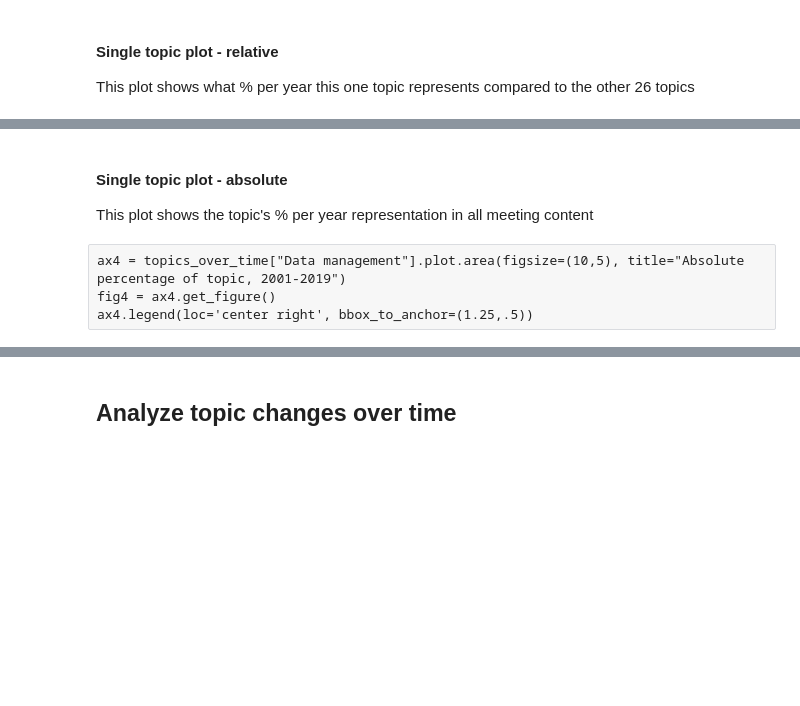
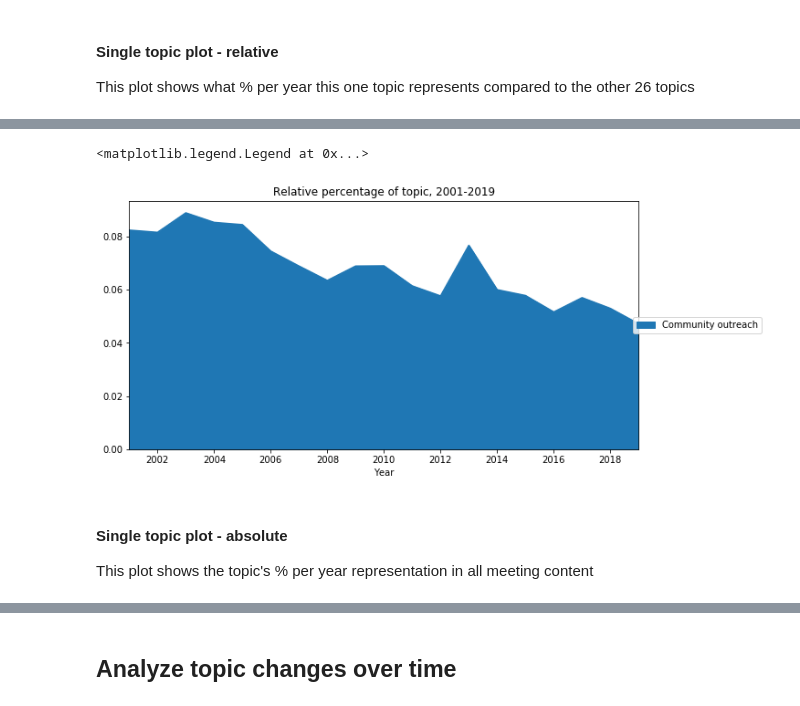
Before and after one commit to bethanymyers/mla, a Jupyter notebook: MLA LDA.ipynb, the cells around one changed output, grey strips where cells are left out. Cells and saved outputs as stored; diff of their text form; code cells hidden in the pictures; blank space fills up the shorter version.

```diff
--- a/MLA LDA.ipynb
+++ b/MLA LDA.ipynb
@@ -382,9 +391,20 @@ fig.savefig("most dominant topics in each mla abstract", dpi =1000)
 # %%
 # create new dataframe
 
-topics_over_time = all_topics.groupby(['Year'])[["Collections","Events","Online resources","Patient education",
-                                                 "Data management","Community outreach","Library services",
-                                                 "Publications","Academic instruction","Surveys","Project management",
-                                                 "Literature searching","Librarian roles","Evidence based practice",
-                                                 "Academic contexts"]].sum()
-display(topics_over_time)
+topics_over_time = all_topics.groupby(['Year'])[["Events",
+"Electronic resources",
+"Publications",
+"Evidence-based practice",
+"Collections",
+"Academic instruction",
+"Librarian roles and relationships",
+"Technical systems",
+"Special collections",
+"General instruction",
+"Literature searching",
+"Surveys",
+"Research support",
+"Community outreach",
+"Patient education",
+"Library services"]].sum()
+#display(topics_over_time)
@@ -456,8 +459,11 @@ ax3.legend(loc='center right', bbox_to_anchor=(1.25,.5))
+# %%
+ax3 = topics_over_time_plot["Community outreach"].plot.area(figsize=(10,5), title="Relative percentage of topic, 2001-2019")
+fig3 = ax3.get_figure()
+ax3.legend(loc='center right', bbox_to_anchor=(1.25,.5))
+# %% [output]
+<matplotlib.legend.Legend at 0x...>
+[figure, added]
 # %% [markdown]
 #### Single topic plot - absolute
 
 This plot shows the topic's % per year representation in all meeting content
-# %% [raw]
-ax4 = topics_over_time["Data management"].plot.area(figsize=(10,5), title="Absolute percentage of topic, 2001-2019")
-fig4 = ax4.get_figure()
-ax4.legend(loc='center right', bbox_to_anchor=(1.25,.5))
```
Also changed, not shown: parts of 27 cells of this notebook, 2 other files.
